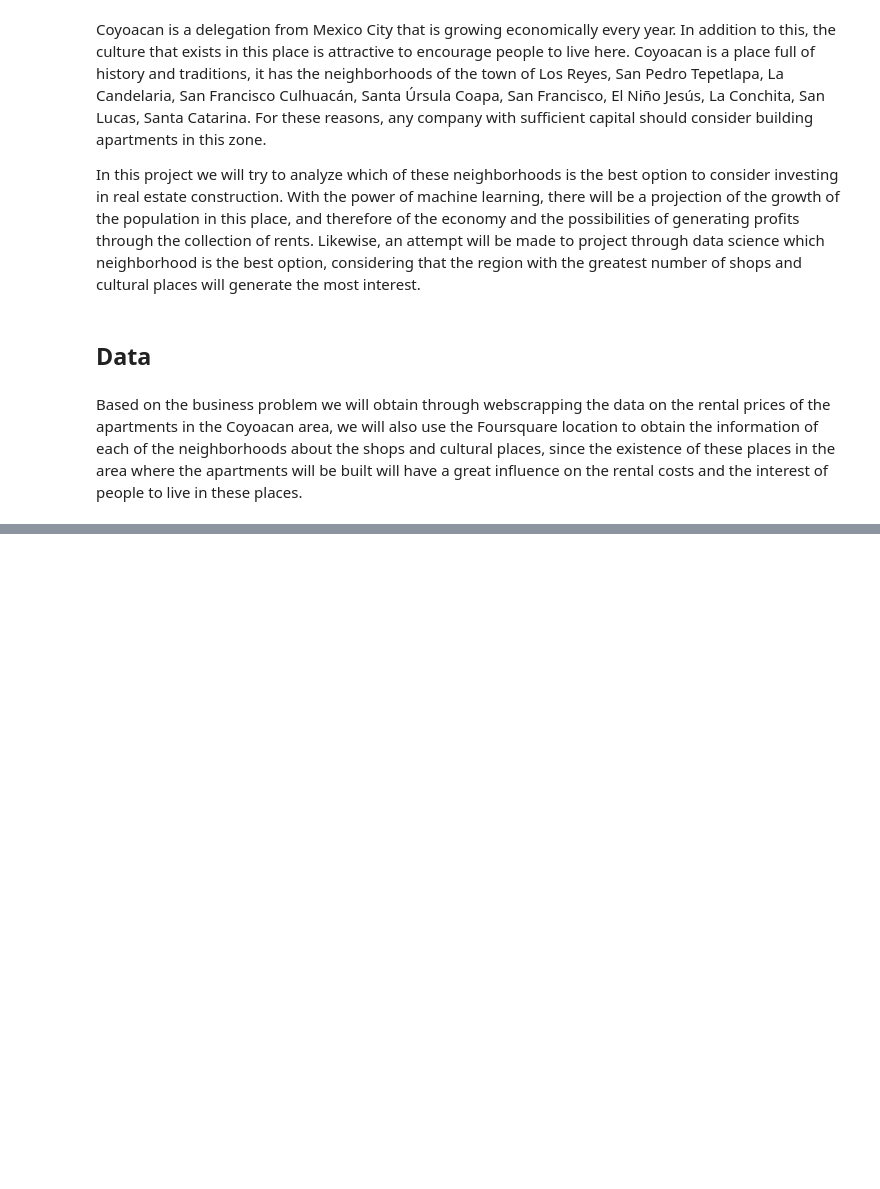
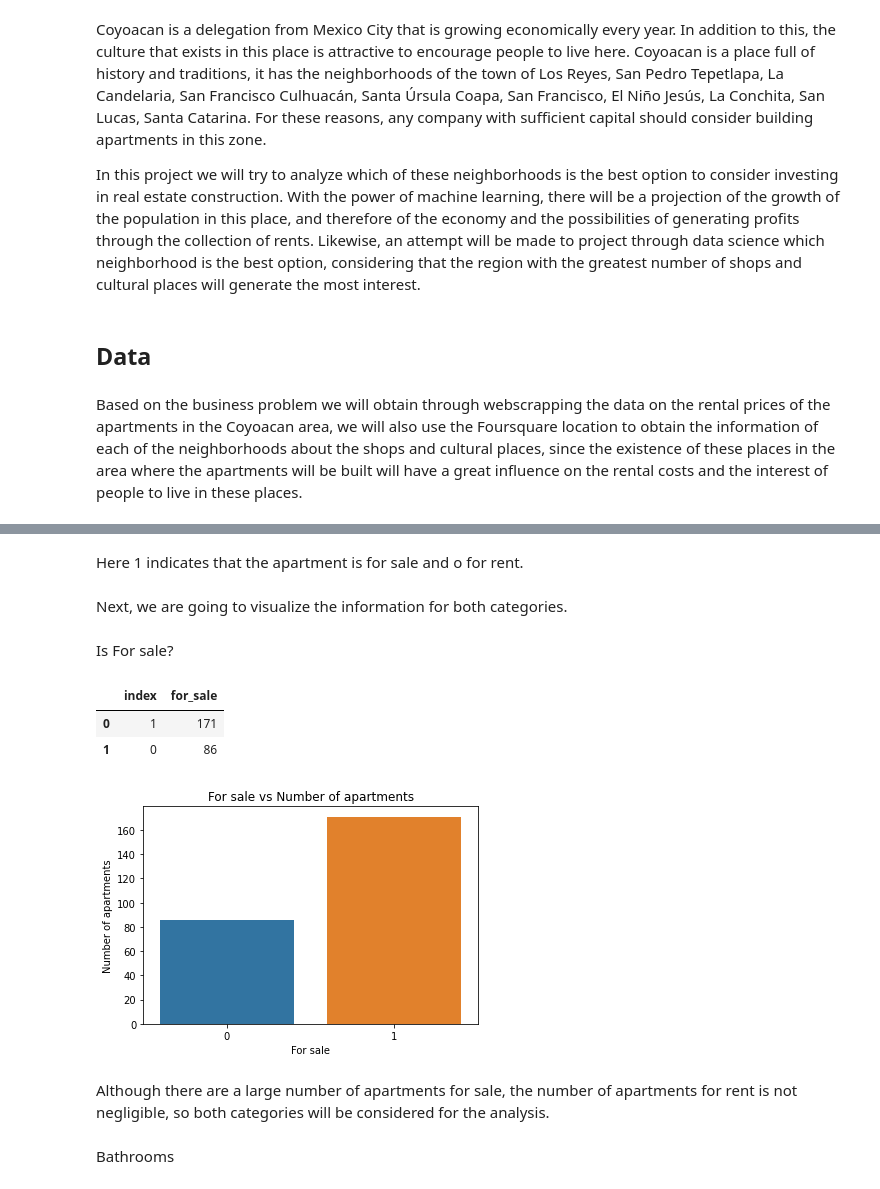
Before and after one commit to jerf8010/DS-Analysis, a Jupyter notebook: IBM certification/Final assignment/Capstone project/Capstone_Coyoacan_apartments.ipynb, the cells around one changed output, grey strips where cells are left out. Cells and saved outputs as stored; diff of their text form; code cells hidden in the pictures; blank space fills up the shorter version.

```diff
--- a/IBM certification/Final assignment/Capstone project/Capstone_Coyoacan_apartments.ipynb
+++ b/IBM certification/Final assignment/Capstone project/Capstone_Coyoacan_apartments.ipynb
@@ -16,0 +432,3 @@ Based on the business problem we will obtain through webscrapping the data on th
+# %%
+df_prices['for_sale'] = df_prices['price'].apply( lambda x: 0 if x < 100000 else 1)
+df_prices
@@ -16,0 +449,4 @@ Based on the business problem we will obtain through webscrapping the data on th
+# %% [markdown]
+Here 1 indicates that the apartment is for sale and o for rent.
+# %% [markdown]
+Next, we are going to visualize the information for both categories.
@@ -16,0 +456,19 @@ Based on the business problem we will obtain through webscrapping the data on th
+# %% [markdown]
+Is For sale?
+# %%
+for_sale = df_prices['for_sale'].value_counts().to_frame().reset_index()
+for_sale
+# %% [output]
+|  | index | for_sale |
+| 0 | 1 | 171 |
+| 1 | 0 | 86 |
+# %%
+p = sns.barplot(x = 'index', y = 'for_sale', data = for_sale)
+p.set(title = 'For sale vs Number of apartments', xlabel = 'For sale', ylabel = 'Number of apartments'  )
+plt.show()
+# %% [output]
+[figure, added]
+# %% [markdown]
+Although there are a large number of apartments for sale, the number of apartments for rent is not negligible, so both categories will be considered for the analysis.
+# %% [markdown]
+Bathrooms
```
Also changed, not shown: parts of 182 cells of this notebook, 3 other files.
